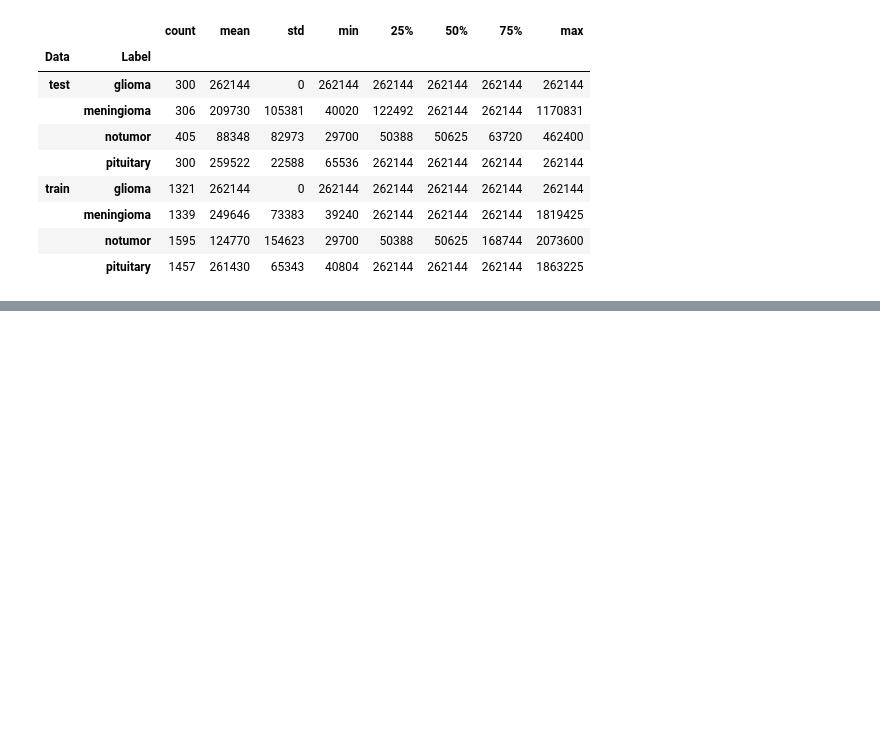
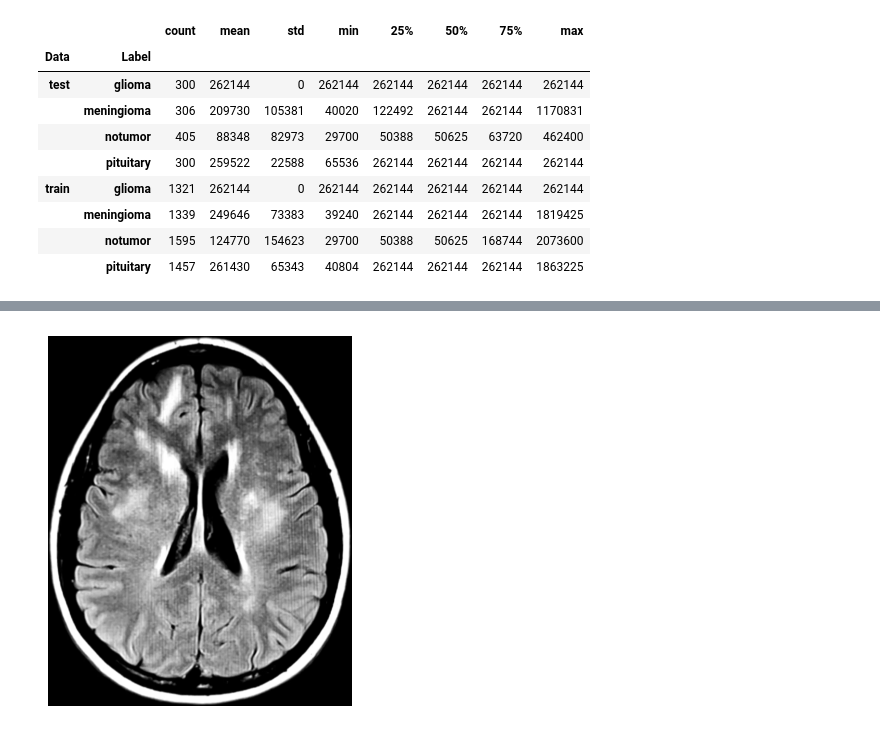
Before and after one commit to gokbuyuk/BrainTumorDetection, a Jupyter notebook: notebooks/eda.ipynb, the cells around one changed output, grey strips where cells are left out. Cells and saved outputs as stored; diff of their text form; code cells hidden in the pictures; blank space fills up the shorter version.

Commit message:
added function to crop the black frame

```diff
--- a/notebooks/eda.ipynb
+++ b/notebooks/eda.ipynb
@@ -173 +207,42 @@ Axes(0.125,0.511739;0.352273x0.167391)
 [figure]
+# %%
+def crop_brain_contour(image_path):
+    # Read the image
+    image = cv2.imread(image_path, cv2.IMREAD_GRAYSCALE)
+
+    # Check if image is loaded properly
+    if image is None:
+        print(f"Error: Image not found at {image_path}")
+        return None
+
+    # Apply a binary threshold to the image
+    _, thresh = cv2.threshold(image, 1, 255, cv2.THRESH_BINARY)
+
+    # Find contours from the thresholded image
+    contours, _ = cv2.findContours(thresh, cv2.RETR_LIST, cv2.CHAIN_APPROX_SIMPLE)
+
+    # If no contours are found, return original image
+    if not contours:
+        print(f"No contours found in image at {image_path}")
+        return image
+
+    # Find the largest contour which will be the contour of the brain
+    largest_contour = max(contours, key=cv2.contourArea)
+
+    # Get the bounding rectangle for the largest contour
+    x, y, w, h = cv2.boundingRect(largest_contour)
+
+    # Crop the image using the dimensions of the bounding rectangle
+    cropped_image = image[y:y+h, x:x+w]
+
+    return cropped_image
+# %%
+img_cropped = crop_brain_contour('../data/raw/Training/notumor/Tr-no_1005.jpg')
+# %%
+plt.imshow(img_cropped, cmap='gray')  # 'gray' is used for grayscale images
+plt.axis('off')  # Turn off axis numbers
+# save the image
+plt.savefig('../data/interim/cropped_brain_contour.jpg')
+plt.show()
+# %% [output]
+[figure, added]
```
Also changed, not shown: parts of 4 cells of this notebook.
